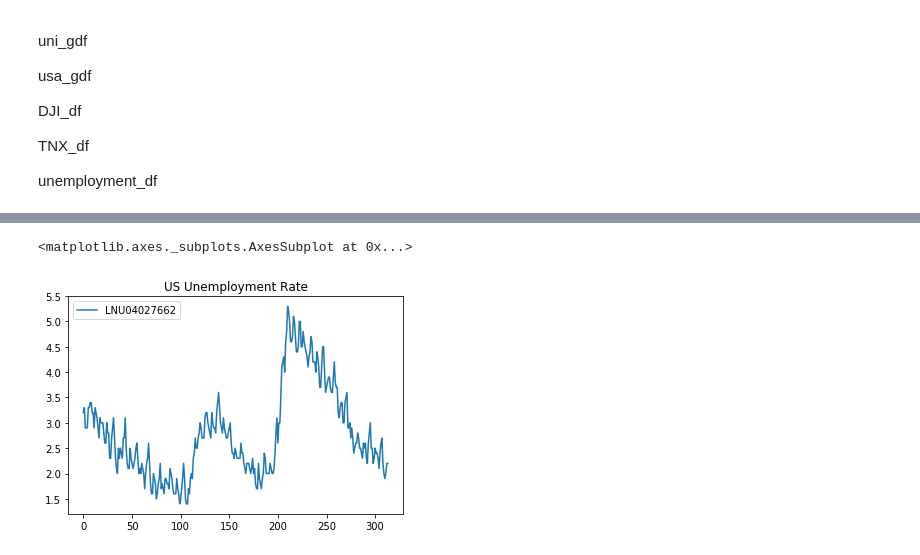
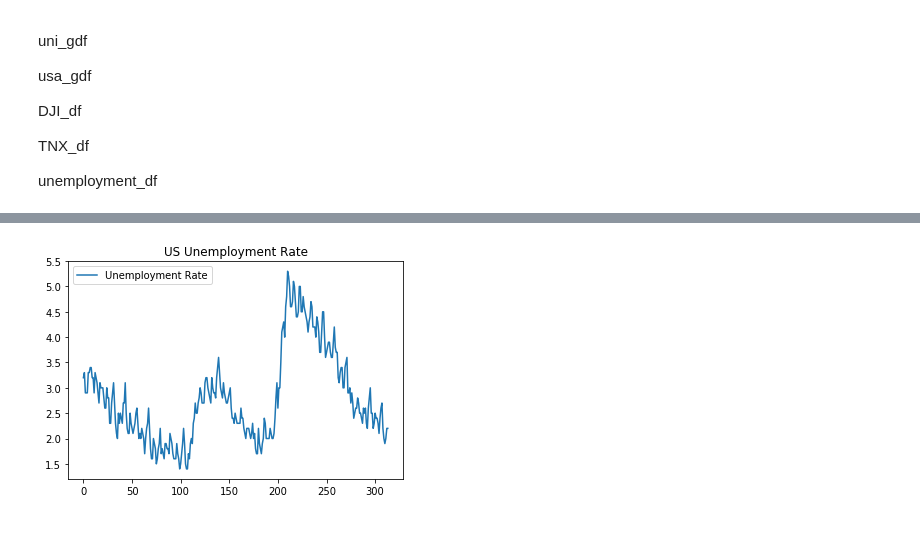
Before and after one commit to cyu1221/CS506, a Jupyter notebook: notebook/project_notebook.ipynb, the cells around one changed output, grey strips where cells are left out. Cells and saved outputs as stored; diff of their text form; code cells hidden in the pictures.

```diff
--- a/notebook/project_notebook.ipynb
+++ b/notebook/project_notebook.ipynb
@@ -79,6 +80,7 @@ DJI_df.plot(title="DJIA adjusted closing price")
 [figure]
 # %%
 unemployment_df.plot(title="US Unemployment Rate")
+plt.legend(['Unemployment Rate'])
+plt.show()
 # %% [output]
-<matplotlib.axes._subplots.AxesSubplot at 0x...>
-[figure, old version]
+[figure, new version]
```
Also changed, not shown: parts of 9 cells of this notebook, 3 other files.
